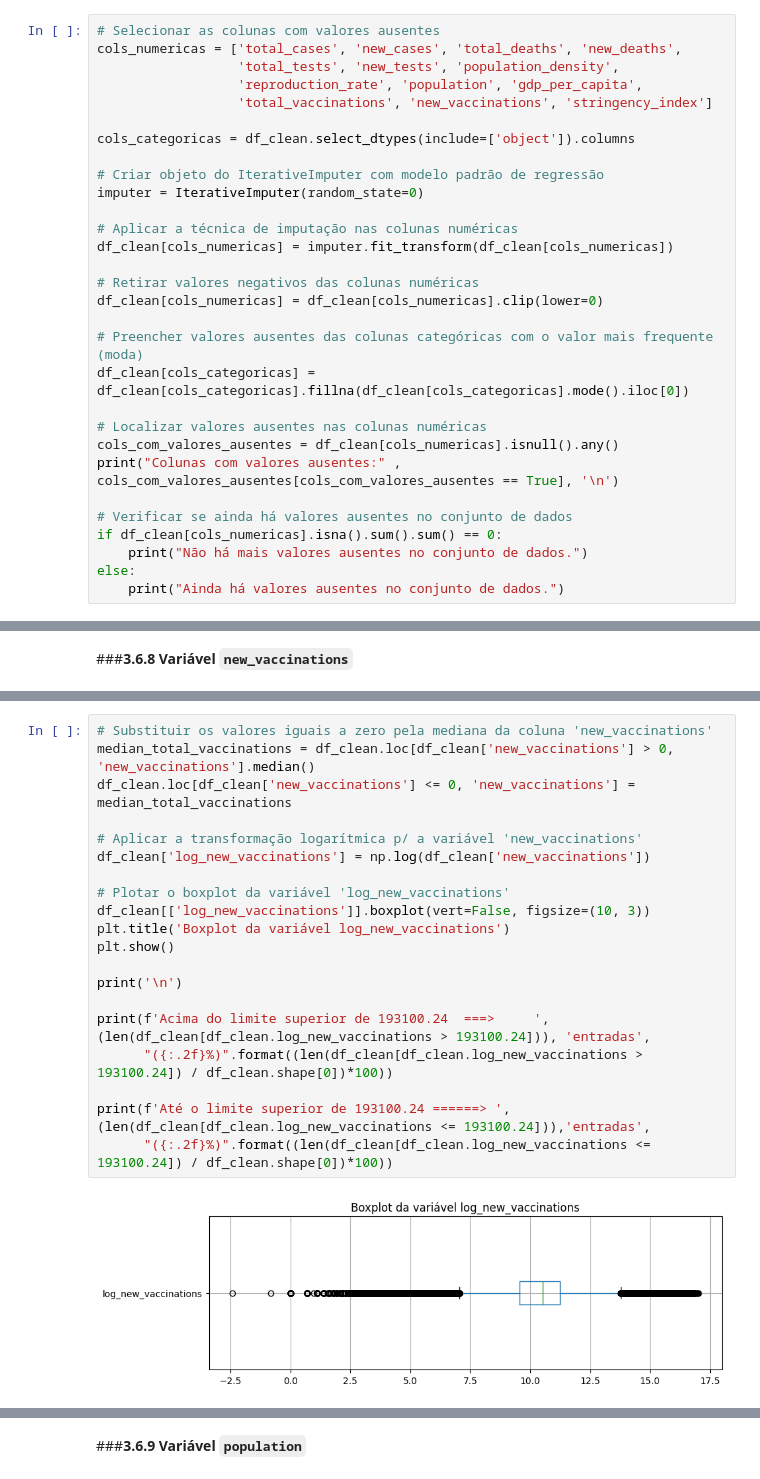
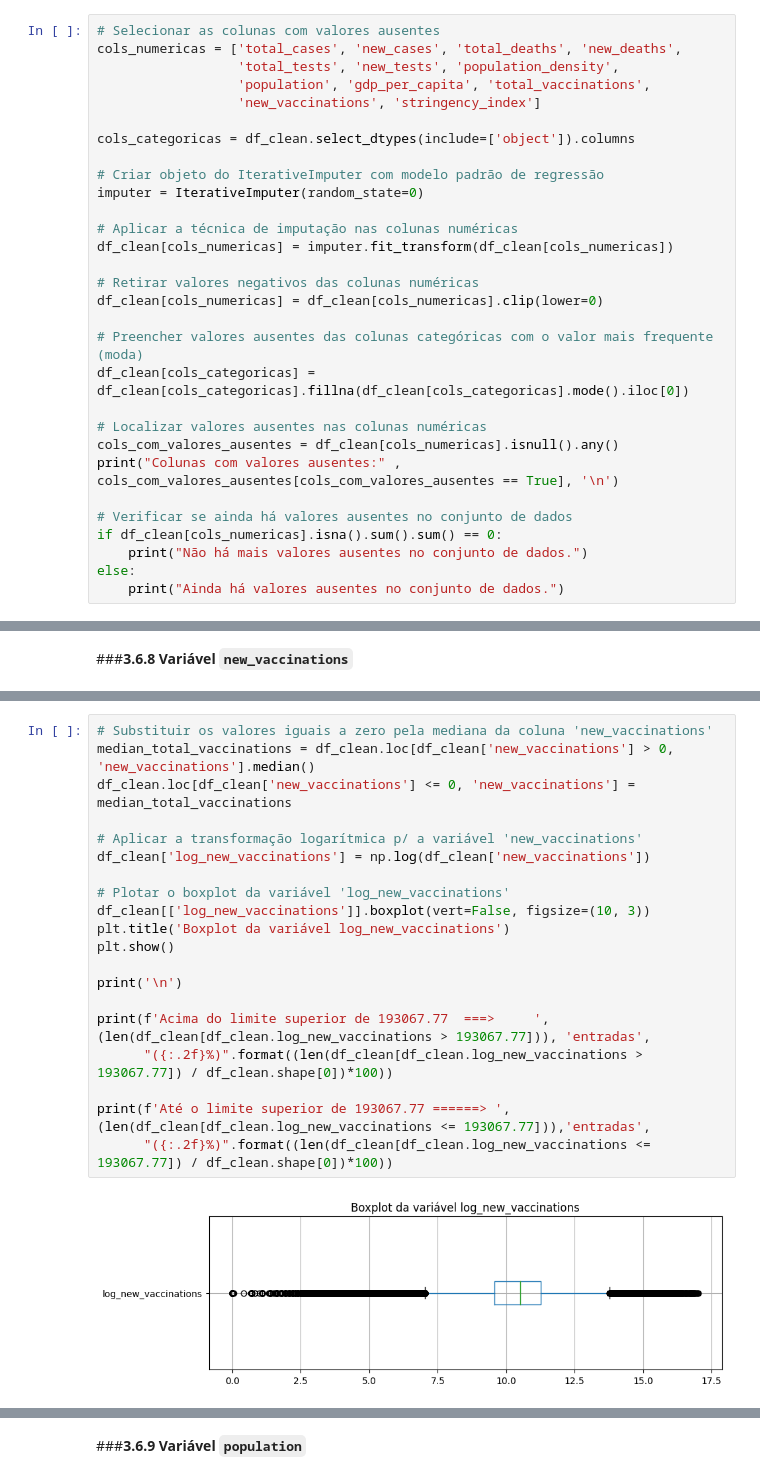
Before and after one commit to gabrielmartini1/Covid-19_Data_Analysis, a Jupyter notebook: Analysis_Pandemic_Covid_19.ipynb, the cells around one changed output, grey strips where cells are left out. Saved outputs shown, nothing was run; the diff lists cells and outputs as text.

```diff
--- a/Analysis_Pandemic_Covid_19.ipynb
+++ b/Analysis_Pandemic_Covid_19.ipynb
@@ -504,8 +504,8 @@ plt.show()
 # Selecionar as colunas com valores ausentes
 cols_numericas = ['total_cases', 'new_cases', 'total_deaths', 'new_deaths',
                   'total_tests', 'new_tests', 'population_density',
-                  'reproduction_rate', 'population', 'gdp_per_capita',
-                  'total_vaccinations', 'new_vaccinations', 'stringency_index']
+                  'population', 'gdp_per_capita', 'total_vaccinations',
+                  'new_vaccinations', 'stringency_index']
 
 cols_categoricas = df_clean.select_dtypes(include=['object']).columns
 
@@ -1191,22 +1189,22 @@ Quantidade de valores iguais a zero em 'new_vaccinations': 74302
 # %%
 # Substituir os valores iguais a zero pela mediana da coluna 'new_vaccinations'
 median_total_vaccinations = df_clean.loc[df_clean['new_vaccinations'] > 0, 'new_vaccinations'].median()
 df_clean.loc[df_clean['new_vaccinations'] <= 0, 'new_vaccinations'] = median_total_vaccinations
 
 # Aplicar a transformação logarítmica p/ a variável 'new_vaccinations'
 df_clean['log_new_vaccinations'] = np.log(df_clean['new_vaccinations'])
 
 # Plotar o boxplot da variável 'log_new_vaccinations'
 df_clean[['log_new_vaccinations']].boxplot(vert=False, figsize=(10, 3))
 plt.title('Boxplot da variável log_new_vaccinations')
 plt.show()
 
 print('\n')
 
-print(f'Acima do limite superior de 193100.24  ===>     ', (len(df_clean[df_clean.log_new_vaccinations > 193100.24])), 'entradas',
-      "({:.2f}%)".format((len(df_clean[df_clean.log_new_vaccinations > 193100.24]) / df_clean.shape[0])*100))
+print(f'Acima do limite superior de 193067.77  ===>     ', (len(df_clean[df_clean.log_new_vaccinations > 193067.77])), 'entradas',
+      "({:.2f}%)".format((len(df_clean[df_clean.log_new_vaccinations > 193067.77]) / df_clean.shape[0])*100))
 
-print(f'Até o limite superior de 193100.24 ======> ', (len(df_clean[df_clean.log_new_vaccinations <= 193100.24])),'entradas',
-      "({:.2f}%)".format((len(df_clean[df_clean.log_new_vaccinations <= 193100.24]) / df_clean.shape[0])*100))
+print(f'Até o limite superior de 193067.77 ======> ', (len(df_clean[df_clean.log_new_vaccinations <= 193067.77])),'entradas',
+      "({:.2f}%)".format((len(df_clean[df_clean.log_new_vaccinations <= 193067.77]) / df_clean.shape[0])*100))
 # %% [output]
-[figure, old version]
+[figure, new version]
```
Also changed, not shown: parts of 74 cells of this notebook.
